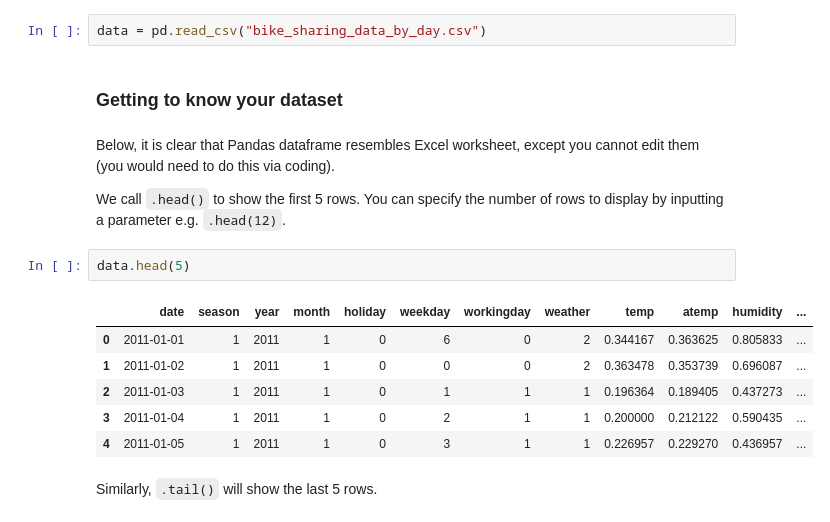
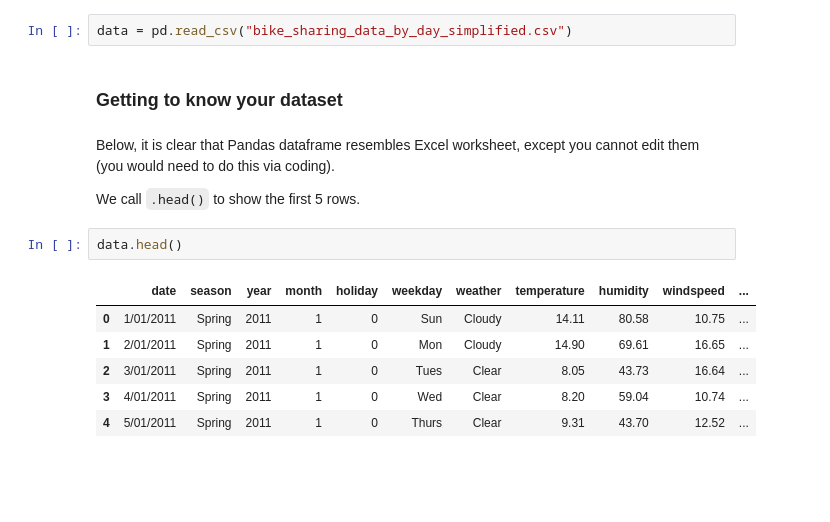
Before and after one commit to jeffreycklo/bisa_python_workshop, a Jupyter notebook: activity_2_solution.ipynb, the cells around one changed output. Drawn from its saved outputs; the diff is of its cells as text; blank space fills up the shorter version.

```diff
--- a/activity_2_solution.ipynb
+++ b/activity_2_solution.ipynb
@@ -41,21 +39,19 @@ We will start by using some of the functionalities of Pandas. You can think of P
 
 N.b If it's an Excel file, you can use `pd.read_excel`.
 # %%
-data = pd.read_csv("bike_sharing_data_by_day.csv")
+data = pd.read_csv("bike_sharing_data_by_day_simplified.csv")
 # %% [markdown]
 ### Getting to know your dataset
 # %% [markdown]
 Below, it is clear that Pandas dataframe resembles Excel worksheet, except you cannot edit them (you would need to do this via coding).
 
-We call `.head()` to show the first 5 rows. You can specify the number of rows to display by inputting a parameter e.g. `.head(12)`.
+We call `.head()` to show the first 5 rows.
 # %%
-data.head(5)
+data.head()
 # %% [output]
-|  | date | season | year | month | holiday | weekday | workingday | weather | temp | atemp | humidity | ... |
-| 0 | 2011-01-01 | 1 | 2011 | 1 | 0 | 6 | 0 | 2 | 0.344167 | 0.363625 | 0.805833 | ... |
-| 1 | 2011-01-02 | 1 | 2011 | 1 | 0 | 0 | 0 | 2 | 0.363478 | 0.353739 | 0.696087 | ... |
-| 2 | 2011-01-03 | 1 | 2011 | 1 | 0 | 1 | 1 | 1 | 0.196364 | 0.189405 | 0.437273 | ... |
-| 3 | 2011-01-04 | 1 | 2011 | 1 | 0 | 2 | 1 | 1 | 0.200000 | 0.212122 | 0.590435 | ... |
-| 4 | 2011-01-05 | 1 | 2011 | 1 | 0 | 3 | 1 | 1 | 0.226957 | 0.229270 | 0.436957 | ... |
+|  | date | season | year | month | holiday | weekday | weather | temperature | humidity | windspeed | ... |
+| 0 | 1/01/2011 | Spring | 2011 | 1 | 0 | Sun | Cloudy | 14.11 | 80.58 | 10.75 | ... |
+| 1 | 2/01/2011 | Spring | 2011 | 1 | 0 | Mon | Cloudy | 14.90 | 69.61 | 16.65 | ... |
+| 2 | 3/01/2011 | Spring | 2011 | 1 | 0 | Tues | Clear | 8.05 | 43.73 | 16.64 | ... |
+| 3 | 4/01/2011 | Spring | 2011 | 1 | 0 | Wed | Clear | 8.20 | 59.04 | 10.74 | ... |
+| 4 | 5/01/2011 | Spring | 2011 | 1 | 0 | Thurs | Clear | 9.31 | 43.70 | 12.52 | ... |
-# %% [markdown]
-Similarly, `.tail()` will show the last 5 rows.
```
Also changed, not shown: parts of 62 cells of this notebook, 3 other files.
